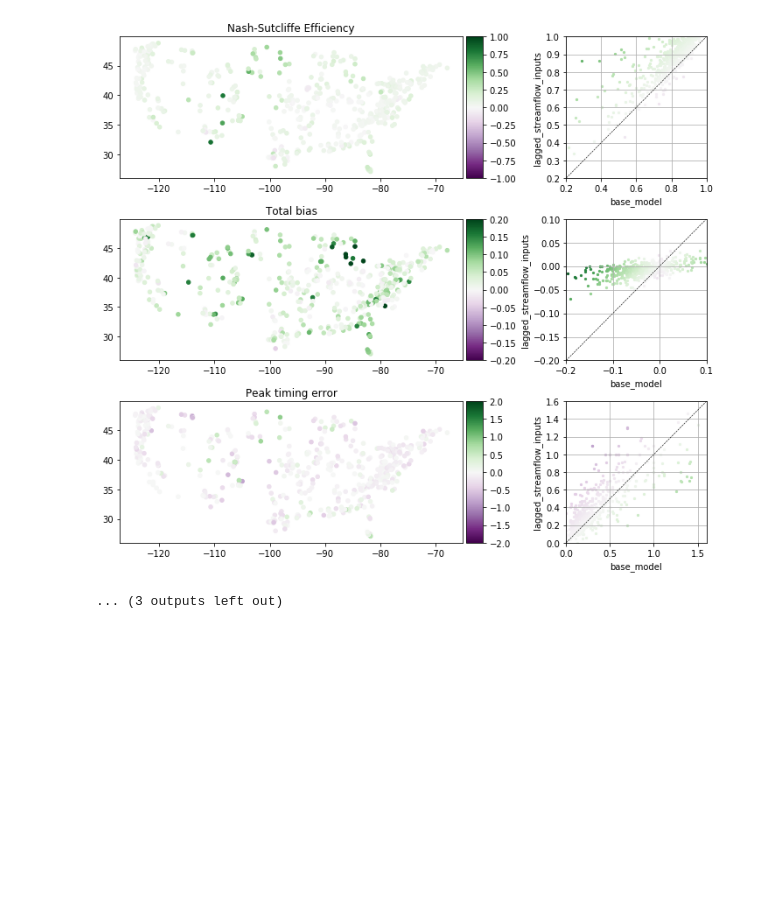
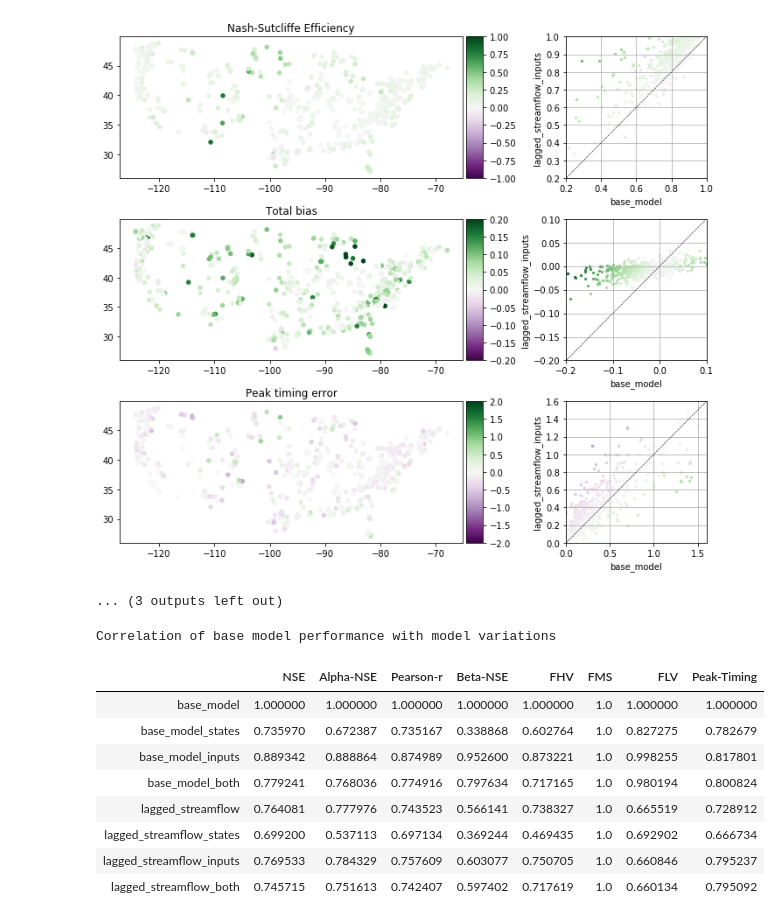
Before and after one commit to jmframe/lstm-da-analysis, a Jupyter notebook: assimilation_analysis_jmframe.ipynb, the cells around one changed output. Drawn from its saved outputs; the diff is of its cells as text; code cells hidden in the pictures; blank space fills up the shorter version.

Commit message:
Correlations between model runs

```diff
--- a/assimilation_analysis_jmframe.ipynb
+++ b/assimilation_analysis_jmframe.ipynb
@@ -34,11 +34,12 @@ val_end='09/30/1999'
 date_range = pd.date_range(start=val_start, end=val_end)
 
 # Specifics about the analysis to use.
+all_metrics = ['NSE', 'Alpha-NSE', 'Pearson-r', 'Beta-NSE', 'FHV', 'FMS', 'FLV', 'Peak-Timing']
 use_metrics = ['NSE', 'Beta-NSE', 'Peak-Timing']
 metric_names = ['Nash-Sutcliffe Efficiency', 'Total bias', 'Peak timing error']
 short_metric_names = ['NSE', 'Bias', 'Timing']
 use_metric_names = ['Nash-Sutcliffe Efficiency', 'Total bias', 'Peak timing error']
-use_metric_locs = [0,6,11]
+use_metric_locs = [0,3,7]
 # Plotting parameters for the metrics defined above.
 disp_bounds = [(-0,1), (-0.2,0.1), (0,2)]
 diff_bounds = [1, 0.2, 2]
@@ -209,3 +209,20 @@ Number of detrimented basins = 381, 0.77%
 lagged_streamflow_inputs
 [figure]
 ... (3 outputs left out)
+# %%
+control='base_model'
+corr_inputs = (ensemble_metrics, control, model_types, all_metrics)
+df_corr = analysis_tools.CORR(corr_inputs)
+print('Correlation of base model performance with model variations')
+df_corr
+# %% [output]
+Correlation of base model performance with model variations
+|  | NSE | Alpha-NSE | Pearson-r | Beta-NSE | FHV | FMS | FLV | Peak-Timing |
+| base_model | 1.000000 | 1.000000 | 1.000000 | 1.000000 | 1.000000 | 1.0 | 1.000000 | 1.000000 |
+| base_model_states | 0.735970 | 0.672387 | 0.735167 | 0.338868 | 0.602764 | 1.0 | 0.827275 | 0.782679 |
+| base_model_inputs | 0.889342 | 0.888864 | 0.874989 | 0.952600 | 0.873221 | 1.0 | 0.998255 | 0.817801 |
+| base_model_both | 0.779241 | 0.768036 | 0.774916 | 0.797634 | 0.717165 | 1.0 | 0.980194 | 0.800824 |
+| lagged_streamflow | 0.764081 | 0.777976 | 0.743523 | 0.566141 | 0.738327 | 1.0 | 0.665519 | 0.728912 |
+| lagged_streamflow_states | 0.699200 | 0.537113 | 0.697134 | 0.369244 | 0.469435 | 1.0 | 0.692902 | 0.666734 |
+| lagged_streamflow_inputs | 0.769533 | 0.784329 | 0.757609 | 0.603077 | 0.750705 | 1.0 | 0.660846 | 0.795237 |
+| lagged_streamflow_both | 0.745715 | 0.751613 | 0.742407 | 0.597402 | 0.717619 | 1.0 | 0.660134 | 0.795092 |
```
Also changed, not shown: parts of 1 cell of this notebook, 1 other file.
